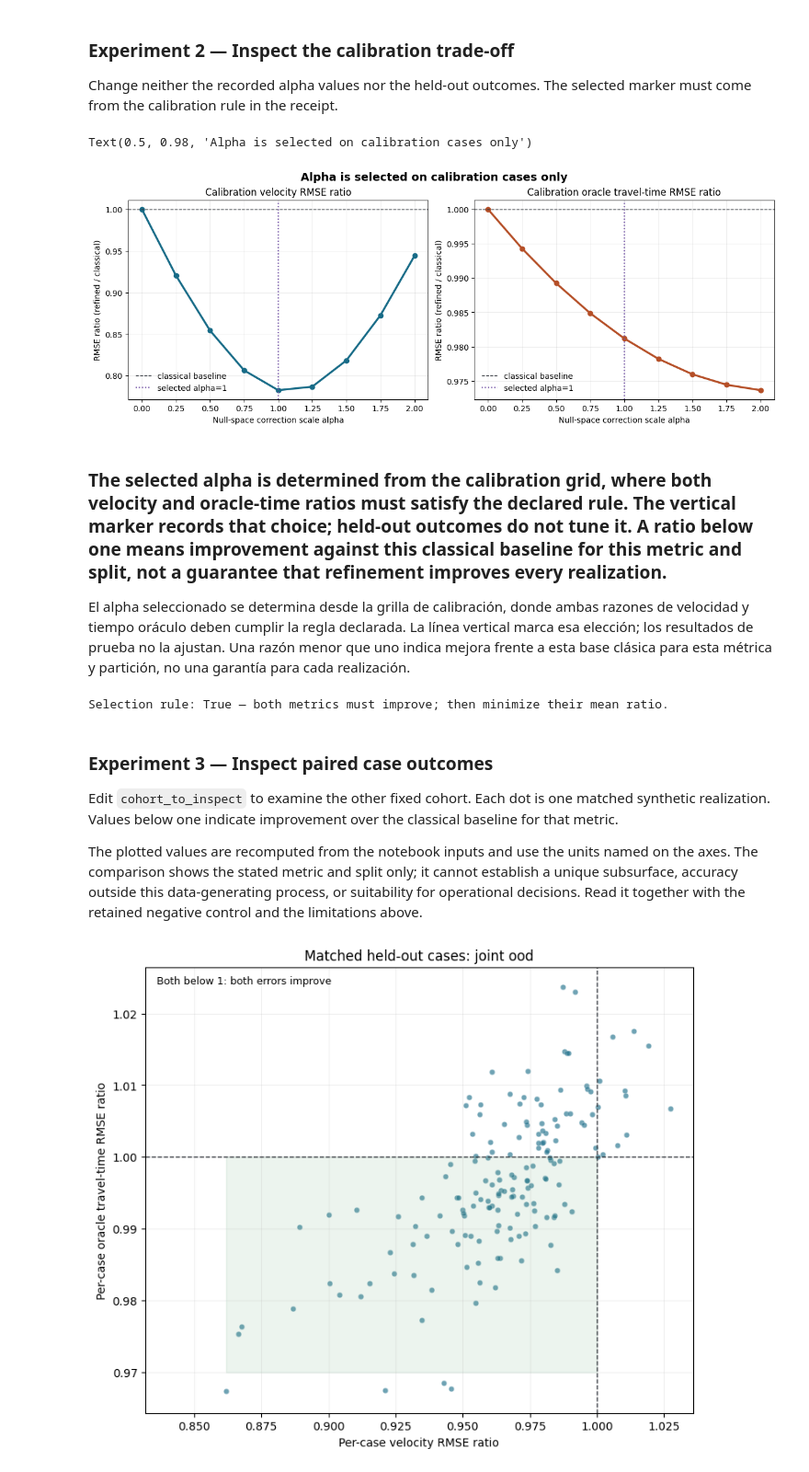
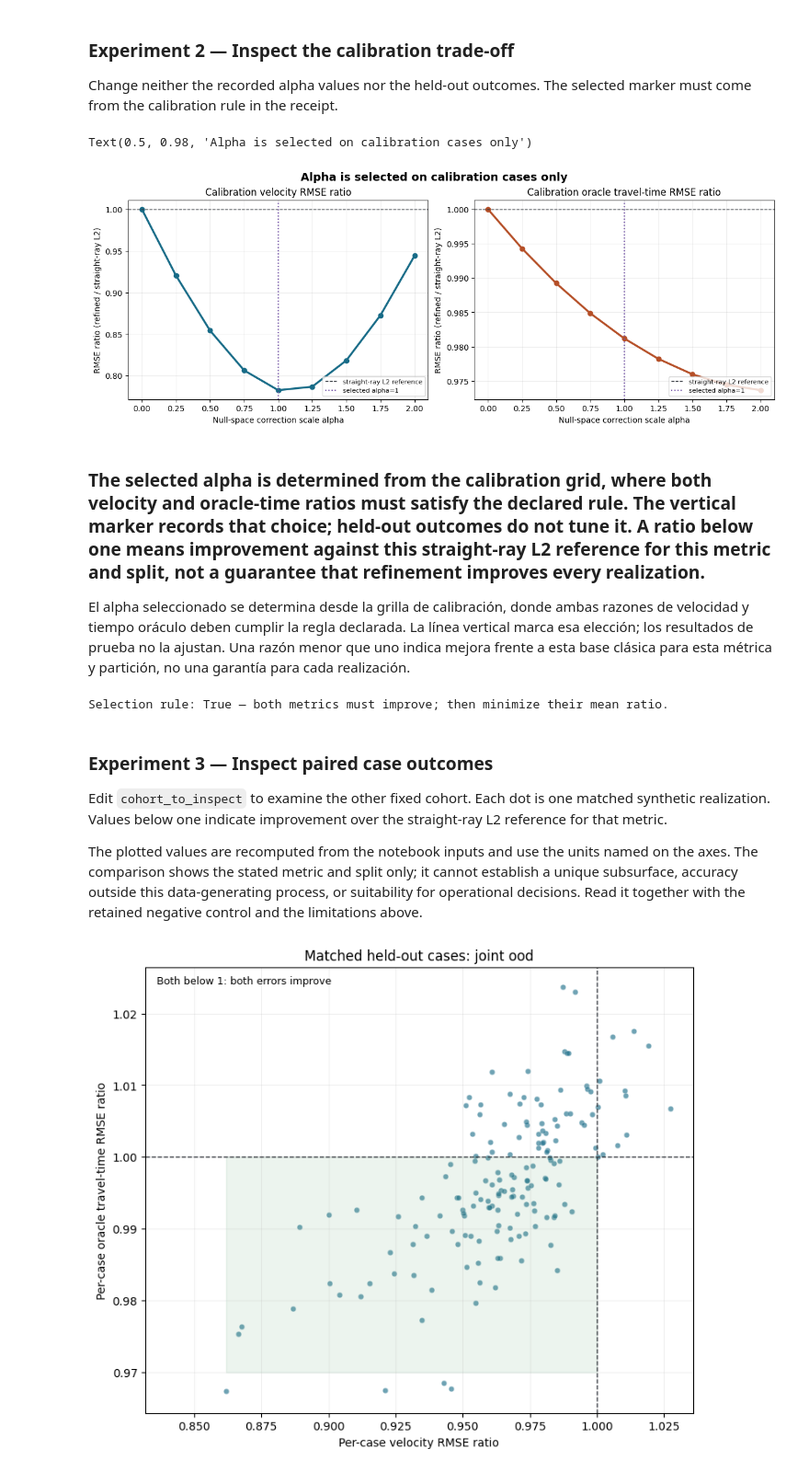
Before and after one commit to fsantibanezleal/CAOS_Geophysics, a Jupyter notebook: notebooks/en/08-learning/06-nullspace-refinement-evidence.ipynb, the cells around one changed output. Shown at 92% size. Saved outputs shown, nothing was run; the diff lists cells and outputs as text; code cells hidden in the pictures.

```diff
--- a/notebooks/en/08-learning/06-nullspace-refinement-evidence.ipynb
+++ b/notebooks/en/08-learning/06-nullspace-refinement-evidence.ipynb
@@ -126,34 +126,34 @@ Change neither the recorded alpha values nor the held-out outcomes. The selected
 # %%
 # Reproducible analysis cell.
 # Plot the recorded calibration-only selection grid; do not inspect test outcomes for selection.
 selection = analysis["calibration_selection"]
 grid = selection["grid"]
 alpha = np.array(sorted(float(x) for x in grid))
 velocity = np.array([grid[str(x)]["velocity_ratio"] for x in alpha])
 time = np.array([grid[str(x)]["oracle_time_ratio"] for x in alpha])
 fig, ax = plt.subplots(1, 2, figsize=(12, 4.5), constrained_layout=True)
 for axis, values, title, color in (
     (ax[0], velocity, "Calibration velocity RMSE ratio", "#176b87"),
     (ax[1], time, "Calibration oracle travel-time RMSE ratio", "#b54f27"),
 ):
     axis.plot(alpha, values, "o-", lw=2.5, color=color)
-    axis.axhline(1, color="#30343b", lw=1, ls="--", label="classical baseline")
+    axis.axhline(1, color="#30343b", lw=1, ls="--", label="straight-ray L2 reference")
     axis.axvline(
         selection["selected_alpha"],
         color="#7353a6",
         lw=1.5,
         ls=":",
         label=f"selected alpha={selection['selected_alpha']:g}",
     )
-    axis.set(xlabel="Null-space correction scale alpha", ylabel="RMSE ratio (refined / classical)", title=title)
+    axis.set(xlabel="Null-space correction scale alpha", ylabel="RMSE ratio (refined / straight-ray L2)", title=title)
     axis.grid(alpha=0.22)
-    axis.legend(frameon=False)
+    axis.legend(loc="lower right", frameon=True, fontsize=8)
 fig.suptitle("Alpha is selected on calibration cases only", fontsize=14, fontweight="bold")
 # %% [output]
 Text(0.5, 0.98, 'Alpha is selected on calibration cases only')
-[figure, old version]
+[figure, new version]
 # %% [markdown]
-### The selected alpha is determined from the calibration grid, where both velocity and oracle-time ratios must satisfy the declared rule. The vertical marker records that choice; held-out outcomes do not tune it. A ratio below one means improvement against this classical baseline for this metric and split, not a guarantee that refinement improves every realization.
+### The selected alpha is determined from the calibration grid, where both velocity and oracle-time ratios must satisfy the declared rule. The vertical marker records that choice; held-out outcomes do not tune it. A ratio below one means improvement against this straight-ray L2 reference for this metric and split, not a guarantee that refinement improves every realization.
 
 El alpha seleccionado se determina desde la grilla de calibración, donde ambas razones de velocidad y tiempo oráculo deben cumplir la regla declarada. La línea vertical marca esa elección; los resultados de prueba no la ajustan. Una razón menor que uno indica mejora frente a esta base clásica para esta métrica y partición, no una garantía para cada realización.
 # %%
@@ -169,7 +169,7 @@ Selection rule: True — both metrics must improve; then minimize their mean rat
 # %% [markdown]
 ### Experiment 3 — Inspect paired case outcomes
 
-Edit `cohort_to_inspect` to examine the other fixed cohort. Each dot is one matched synthetic realization. Values below one indicate improvement over the classical baseline for that metric.
+Edit `cohort_to_inspect` to examine the other fixed cohort. Each dot is one matched synthetic realization. Values below one indicate improvement over the straight-ray L2 reference for that metric.
 
 The plotted values are recomputed from the notebook inputs and use the units named on the axes. The comparison shows the stated metric and split only; it cannot establish a unique subsurface, accuracy outside this data-generating process, or suitability for operational decisions. Read it together with the retained negative control and the limitations above.
 # %%
```
Also changed, not shown: parts of 1 cell of this notebook, 68 other files.
